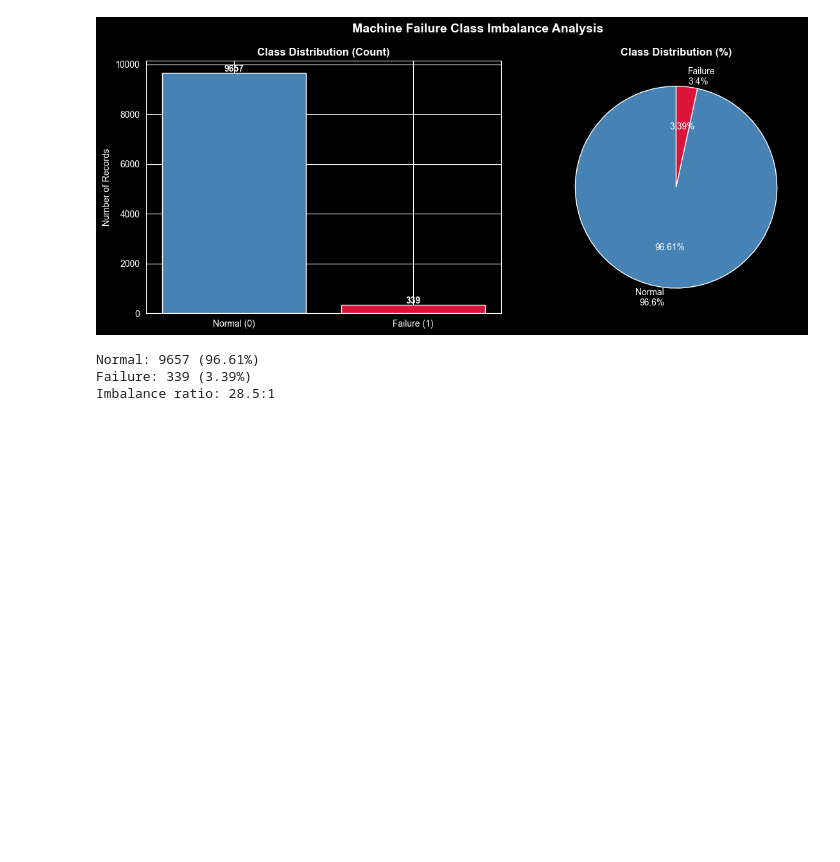
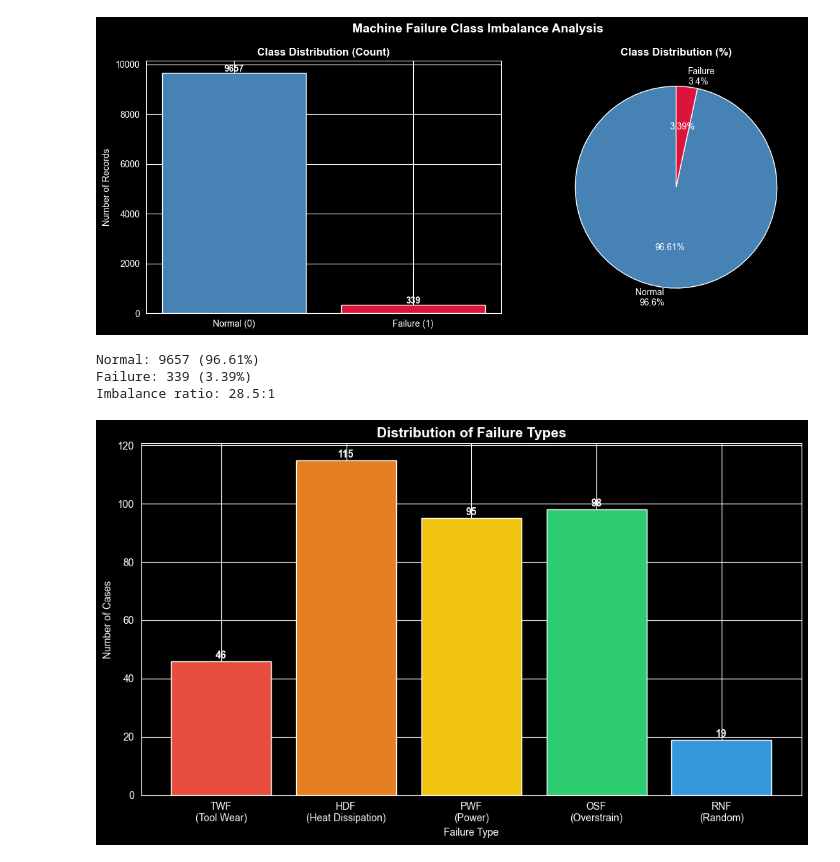
Before and after one commit to KVP6755/Project1_Predictive-Maintenance, a Jupyter notebook: notebooks/week2_Advanced_feature_engineering.ipynb, the cells around one changed output. Saved outputs shown, nothing was run; the diff lists cells and outputs as text; code cells hidden in the pictures; blank space fills up the shorter version.

Commit message:
feat: plot failure type distribution TWF HDF PWF OSF RNF (fixes #3)

```diff
--- a/notebooks/week2_Advanced_feature_engineering.ipynb
+++ b/notebooks/week2_Advanced_feature_engineering.ipynb
@@ -199,3 +199,34 @@ print(f"Imbalance ratio: {counts[0]/counts[1]:.1f}:1")
 Normal: 9657 (96.61%)
 Failure: 339 (3.39%)
 Imbalance ratio: 28.5:1
+# %%
+# Step 9: Plot failure type distribution
+# Shows which failure mode is most common
+
+failure_flags = ['TWF', 'HDF', 'PWF', 'OSF', 'RNF']
+failure_counts = [df[f].sum() for f in failure_flags]
+failure_labels = [
+    'TWF\n(Tool Wear)',
+    'HDF\n(Heat Dissipation)',
+    'PWF\n(Power)',
+    'OSF\n(Overstrain)',
+    'RNF\n(Random)'
+]
+
+plt.figure(figsize=(10, 6))
+bars = plt.bar(failure_labels, failure_counts,
+               color=['#e74c3c','#e67e22','#f1c40f','#2ecc71','#3498db'])
+plt.title('Distribution of Failure Types', fontsize=14, fontweight='bold')
+plt.ylabel('Number of Cases')
+plt.xlabel('Failure Type')
+
+for bar, count in zip(bars, failure_counts):
+    plt.text(bar.get_x() + bar.get_width()/2,
+             bar.get_height() + 1,
+             str(count), ha='center', fontweight='bold')
+
+plt.tight_layout()
+plt.savefig('../plots/failure_type_distribution.png', dpi=150)
+plt.show()
+# %% [output]
+[figure, added]
```
Also changed, not shown: 1 other file.
